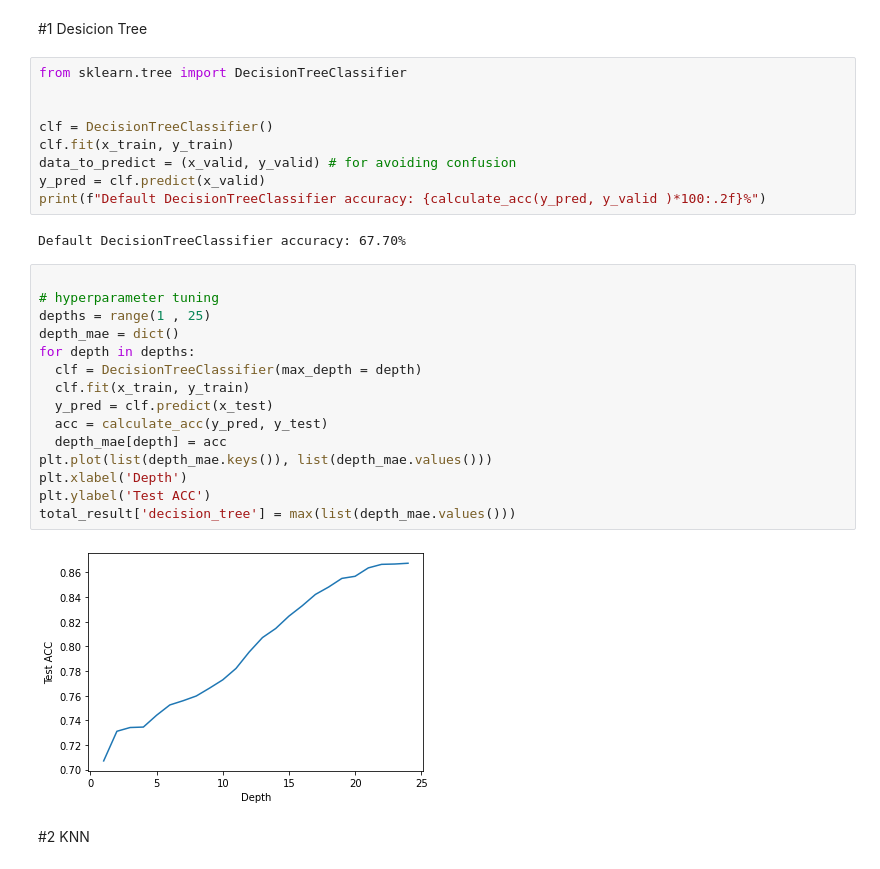
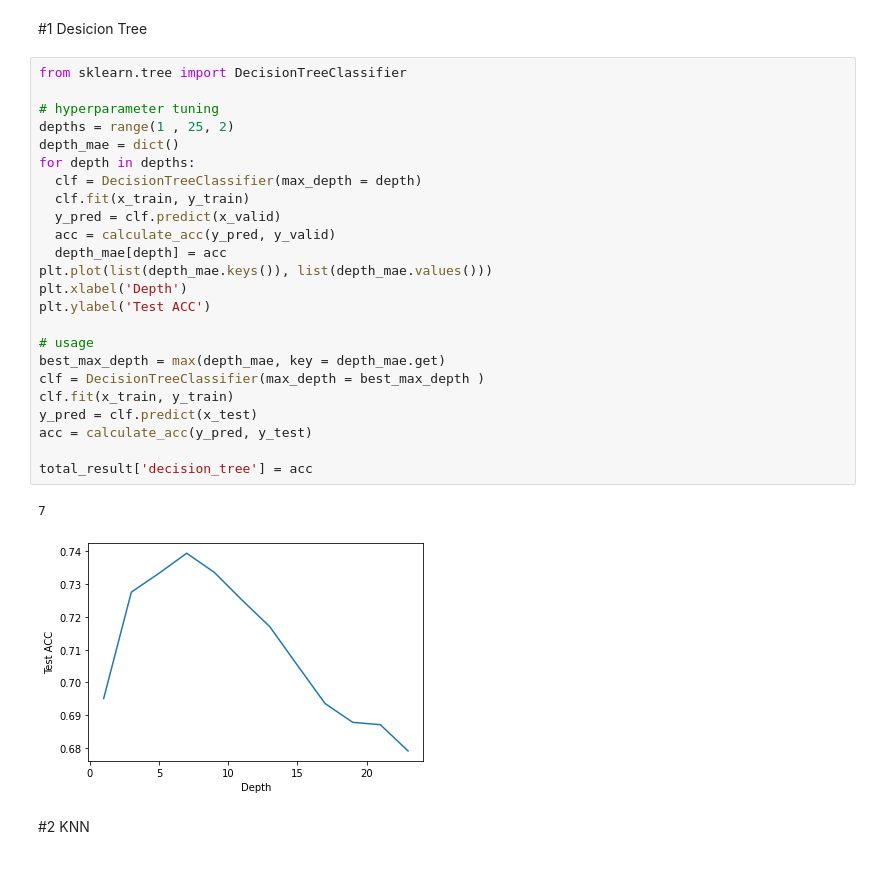
Before and after one commit to ruhollahmozafari/smokers-prediction, a Jupyter notebook: classification.ipynb, the cells around one changed output. Drawn from its saved outputs; the diff is of its cells as text.

```diff
--- a/classification.ipynb
+++ b/classification.ipynb
@@ -61,32 +62,31 @@ x_test
 # %% [markdown]
 #1 Desicion Tree
-# %%
-from sklearn.tree import DecisionTreeClassifier
-
-
-clf = DecisionTreeClassifier()
-clf.fit(x_train, y_train)
-data_to_predict = (x_valid, y_valid) # for avoiding confusion
-y_pred = clf.predict(x_valid)
-print(f"Default DecisionTreeClassifier accuracy: {calculate_acc(y_pred, y_valid )*100:.2f}%")
-# %% [output]
-Default DecisionTreeClassifier accuracy: 67.70%
 # %%
+from sklearn.tree import DecisionTreeClassifier
 
 # hyperparameter tuning
-depths = range(1 , 25)
+depths = range(1 , 25, 2)
 depth_mae = dict()
 for depth in depths:
   clf = DecisionTreeClassifier(max_depth = depth)
   clf.fit(x_train, y_train)
-  y_pred = clf.predict(x_test)
-  acc = calculate_acc(y_pred, y_test)
+  y_pred = clf.predict(x_valid)
+  acc = calculate_acc(y_pred, y_valid)
   depth_mae[depth] = acc
 plt.plot(list(depth_mae.keys()), list(depth_mae.values()))
 plt.xlabel('Depth')
 plt.ylabel('Test ACC')
-total_result['decision_tree'] = max(list(depth_mae.values()))
+
+# usage
+best_max_depth = max(depth_mae, key = depth_mae.get)
+clf = DecisionTreeClassifier(max_depth = best_max_depth )
+clf.fit(x_train, y_train)
+y_pred = clf.predict(x_test)
+acc = calculate_acc(y_pred, y_test)
+
+total_result['decision_tree'] = acc
 # %% [output]
+7
-[figure, old version]
+[figure, new version]
 # %% [markdown]
 #2 KNN
```
Also changed, not shown: parts of 16 cells of this notebook.
